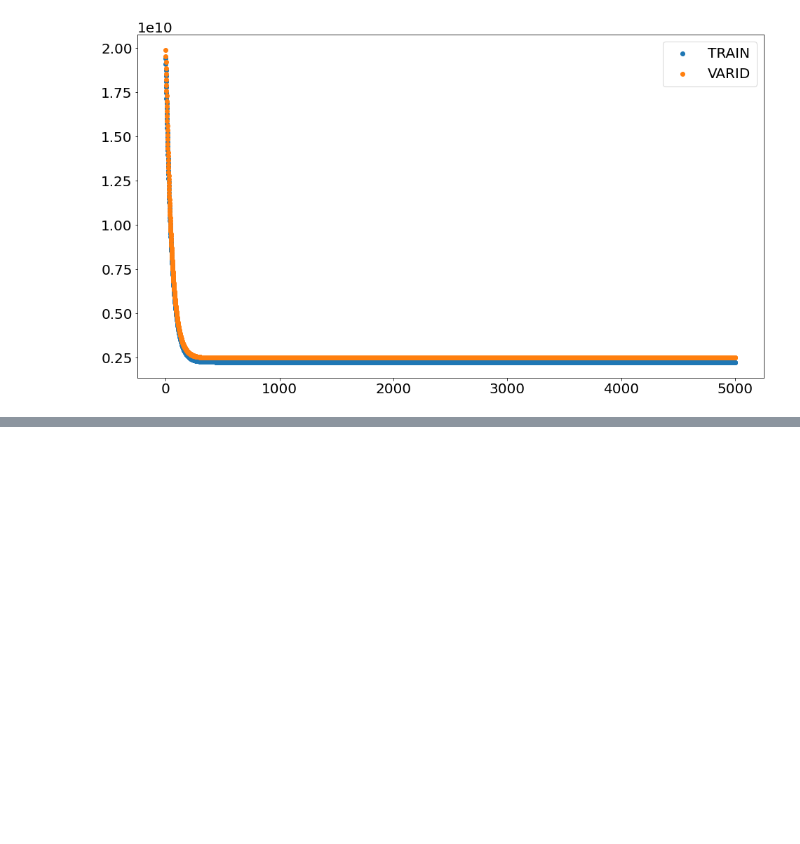
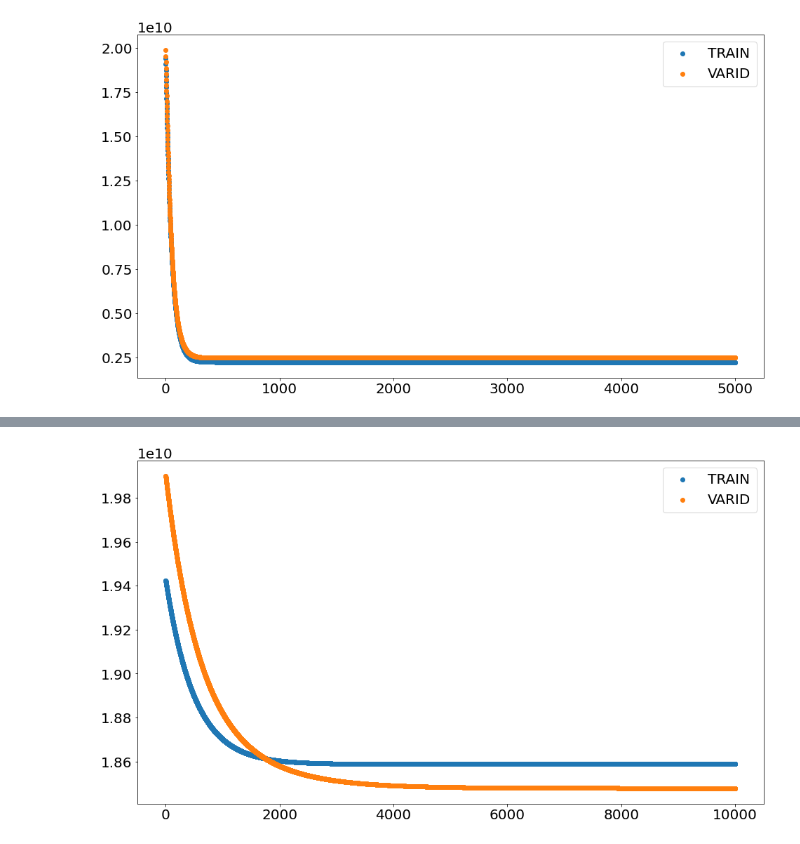
Before and after one commit to kazukim10/diveintocode-ml, a Jupyter notebook: Sprint_03_Linear regression.ipynb, the cells around one changed output, grey strips where cells are left out. Cells and saved outputs as stored; diff of their text form; code cells hidden in the pictures; blank space fills up the shorter version.

```diff
--- a/Sprint_03_Linear regression.ipynb
+++ b/Sprint_03_Linear regression.ipynb
@@ -542,0 +570,11 @@ plt.plot();
+# %%
+# 学習曲線のプロット
+fig,ax = plt.subplots(figsize=(16,9))
+
+plt.rcParams["font.size"] = 20
+plt.scatter(range(len(reg4.loss)),reg4.loss,label='TRAIN')
+plt.scatter(range(len(reg4.val_loss)),reg4.val_loss,label='VARID')
+plt.legend()
+plt.plot();
+# %% [output]
+[figure, added]
```
Also changed, not shown: parts of 63 cells of this notebook.
